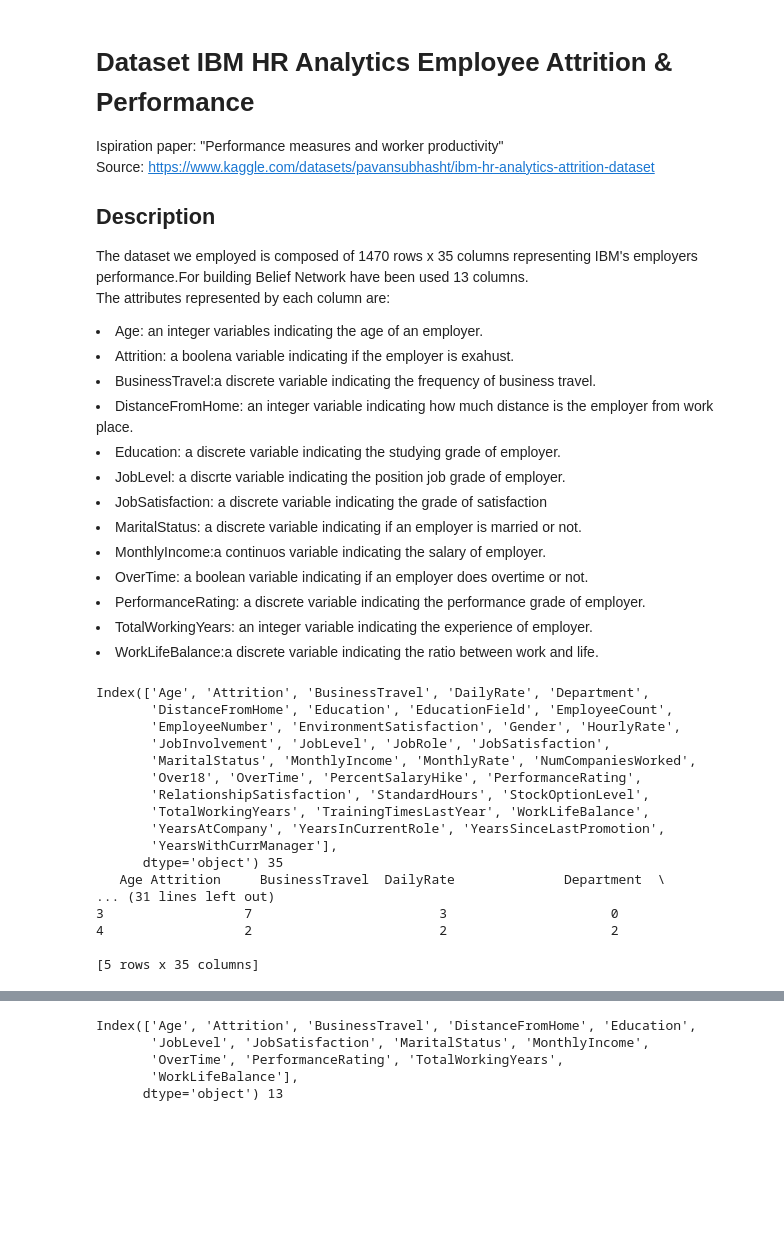
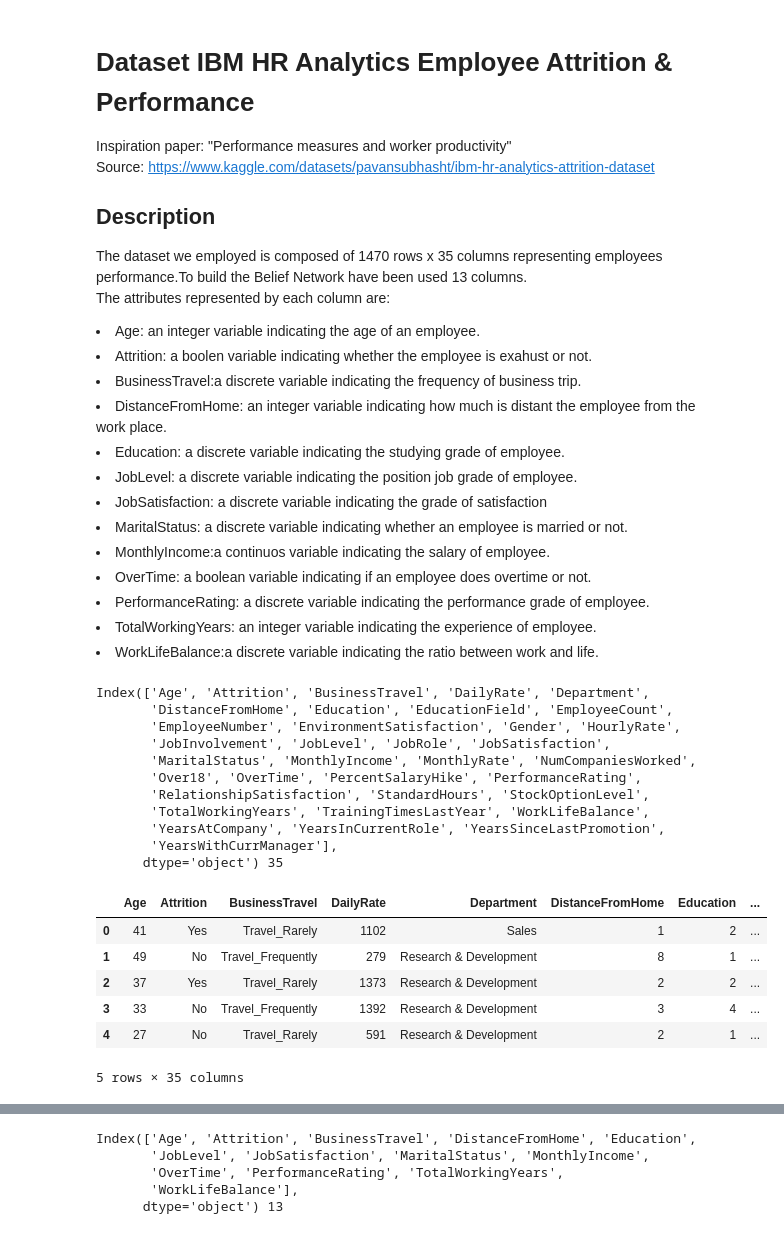
Before and after one commit to jacopodabramo/FAIKR3, a Jupyter notebook: preprocessing.ipynb, the cells around one changed output, grey strips where cells are left out. Saved outputs shown, nothing was run; the diff lists cells and outputs as text; code cells hidden in the pictures; blank space fills up the shorter version.

```diff
--- a/preprocessing.ipynb
+++ b/preprocessing.ipynb
@@ -1,50 +1,51 @@
 # %% [markdown]
 # Dataset IBM HR Analytics Employee Attrition & Performance
-Ispiration paper: "Performance measures and worker productivity"<br>
+Inspiration paper: "Performance measures and worker productivity"<br>
 Source: https://www.kaggle.com/datasets/pavansubhasht/ibm-hr-analytics-attrition-dataset
 
 ## Description
-The dataset we employed is composed of 1470 rows x 35 columns representing IBM's employers performance.For building Belief Network have been used 13 columns.<br>
+The dataset we employed is composed of 1470 rows x 35 columns representing employees performance.To build the Belief Network have been used 13 columns.<br>
 The attributes represented by each column are: <ul>
-<li>Age: an integer variables indicating the age of an employer.
-<li>Attrition: a boolena variable indicating if the employer is exahust.
-<li>BusinessTravel:a discrete variable indicating the frequency of business travel.
-<li>DistanceFromHome: an integer variable indicating how much distance is the employer from work place.
-<li>Education: a discrete variable indicating the studying grade of employer.
-<li>JobLevel: a discrte variable indicating the position job grade of employer.
+<li>Age: an integer variable indicating the age of an employee.
+<li>Attrition: a boolen variable indicating whether the employee is exahust or not.
+<li>BusinessTravel:a discrete variable indicating the frequency of business trip.
+<li>DistanceFromHome: an integer variable indicating how much is distant the employee from the work place.
+<li>Education: a discrete variable indicating the studying grade of employee.
+<li>JobLevel: a discrete variable indicating the position job grade of employee.
 <li>JobSatisfaction: a discrete variable indicating the grade of satisfaction
-<li>MaritalStatus: a discrete variable indicating if an employer is married or not.
-<li>MonthlyIncome:a continuos variable indicating the salary of employer.
-<li>OverTime: a boolean variable indicating if an employer does overtime or not.
-<li>PerformanceRating: a discrete variable indicating the performance grade of employer.
-<li>TotalWorkingYears: an integer variable indicating the experience of employer.
+<li>MaritalStatus: a discrete variable indicating whether an employee is married or not.
+<li>MonthlyIncome:a continuos variable indicating the salary of employee.
+<li>OverTime: a boolean variable indicating if an employee does overtime or not.
+<li>PerformanceRating: a discrete variable indicating the performance grade of employee.
+<li>TotalWorkingYears: an integer variable indicating the experience of employee.
 <li>WorkLifeBalance:a discrete variable indicating the ratio between work and life.
 </ul>
 # %%
 import pandas as pd
 import numpy as np
 
 df = pd.read_csv('./data/dataset.csv')
 print(df.columns,len(df.columns))
-print(df.head())
+df.head()
 # %% [output]
 Index(['Age', 'Attrition', 'BusinessTravel', 'DailyRate', 'Department',
        'DistanceFromHome', 'Education', 'EducationField', 'EmployeeCount',
        'EmployeeNumber', 'EnvironmentSatisfaction', 'Gender', 'HourlyRate',
        'JobInvolvement', 'JobLevel', 'JobRole', 'JobSatisfaction',
        'MaritalStatus', 'MonthlyIncome', 'MonthlyRate', 'NumCompaniesWorked',
        'Over18', 'OverTime', 'PercentSalaryHike', 'PerformanceRating',
        'RelationshipSatisfaction', 'StandardHours', 'StockOptionLevel',
        'TotalWorkingYears', 'TrainingTimesLastYear', 'WorkLifeBalance',
        'YearsAtCompany', 'YearsInCurrentRole', 'YearsSinceLastPromotion',
        'YearsWithCurrManager'],
       dtype='object') 35
-   Age Attrition     BusinessTravel  DailyRate              Department  \
-... (31 lines left out)
-3                  7                        3                     0
-4                  2                        2                     2
-
-[5 rows x 35 columns]
+|  | Age | Attrition | BusinessTravel | DailyRate | Department | DistanceFromHome | Education | ... |
+| 0 | 41 | Yes | Travel_Rarely | 1102 | Sales | 1 | 2 | ... |
+| 1 | 49 | No | Travel_Frequently | 279 | Research & Development | 8 | 1 | ... |
+| 2 | 37 | Yes | Travel_Rarely | 1373 | Research & Development | 2 | 2 | ... |
+| 3 | 33 | No | Travel_Frequently | 1392 | Research & Development | 3 | 4 | ... |
+| 4 | 27 | No | Travel_Rarely | 591 | Research & Development | 2 | 1 | ... |
+5 rows × 35 columns
 # %% [markdown]
 ## Preprocessing
 ### Dropping columns
```
Also changed, not shown: parts of 9 cells of this notebook.
